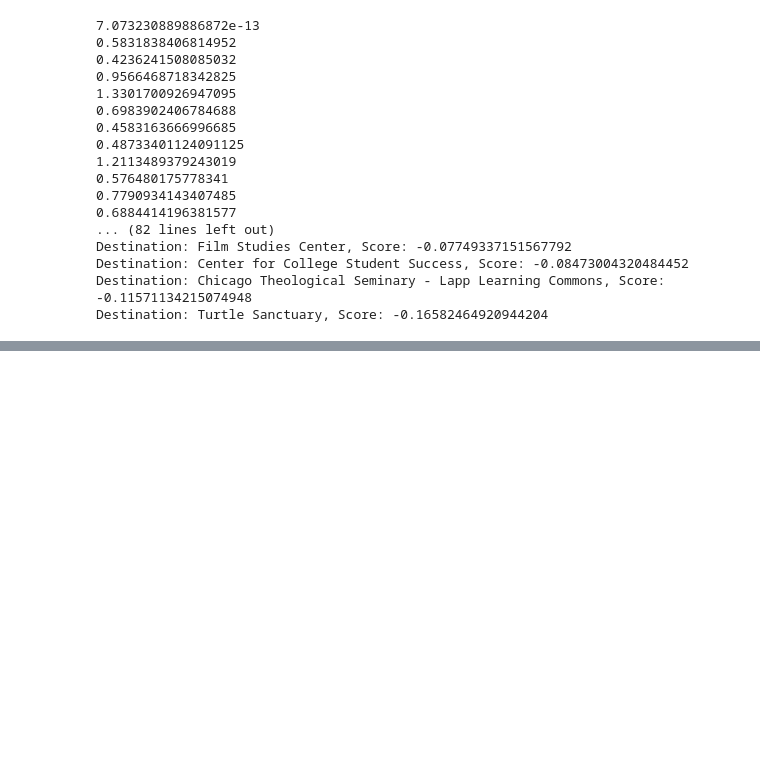
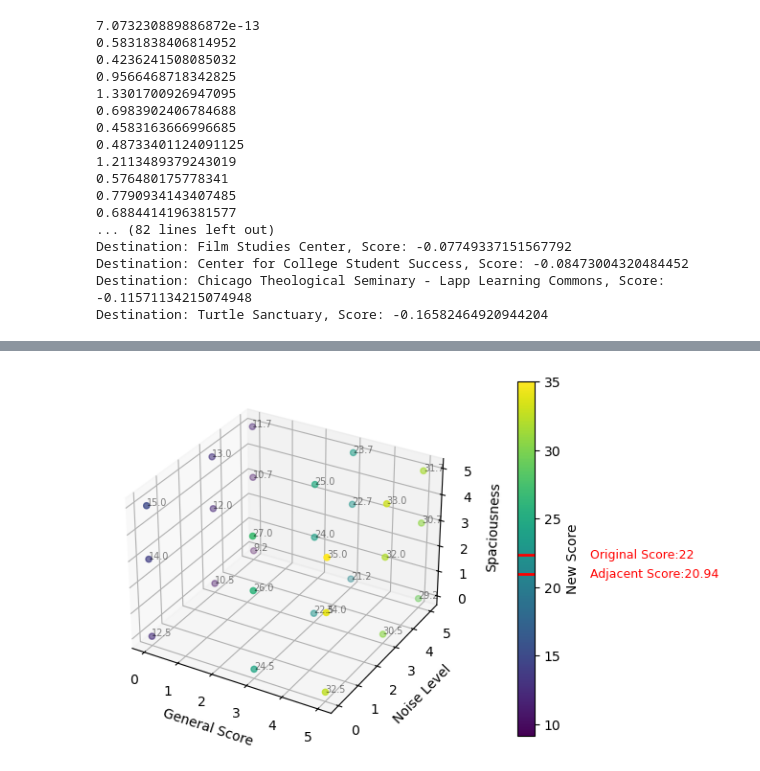
Before and after one commit to Rodisolomon/best_study_spot, a Jupyter notebook: Python/label_model.ipynb, the cells around one changed output, grey strips where cells are left out. Drawn from its saved outputs; the diff is of its cells as text; code cells hidden in the pictures; blank space fills up the shorter version.

```diff
--- a/Python/label_model.ipynb
+++ b/Python/label_model.ipynb
@@ -363,0 +660,72 @@ Destination: Turtle Sanctuary, Score: -0.16582464920944204
+# %%
+import matplotlib.pyplot as plt
+from mpl_toolkits.mplot3d import Axes3D
+import numpy as np
+
+# User feedback data for Turtle Sanctuary
+data = [
+    {'general_score': 0, 'noise_level': 0, 'spaciousness': 0, 'score': 12.500842017457227},
+    {'general_score': 0, 'noise_level': 0, 'spaciousness': 3, 'score': 14.000842017457227},
+    {'general_score': 0, 'noise_level': 0, 'spaciousness': 5, 'score': 15.000842017457227},
+    {'general_score': 0, 'noise_level': 3, 'spaciousness': 0, 'score': 10.500842017457224},
+    {'general_score': 0, 'noise_level': 3, 'spaciousness': 3, 'score': 12.000842017457224},
+    {'general_score': 0, 'noise_level': 3, 'spaciousness': 5, 'score': 13.000842017457224},
+    {'general_score': 0, 'noise_level': 5, 'spaciousness': 0, 'score': 9.167508684123892},
+    {'general_score': 0, 'noise_level': 5, 'spaciousness': 3, 'score': 10.667508684123892},
+    {'general_score': 0, 'noise_level': 5, 'spaciousness': 5, 'score': 11.667508684123892},
+    {'general_score': 3, 'noise_level': 0, 'spaciousness': 0, 'score': 24.500842017457227},
+    {'general_score': 3, 'noise_level': 0, 'spaciousness': 3, 'score': 26.000842017457227},
+    {'general_score': 3, 'noise_level': 0, 'spaciousness': 5, 'score': 27.000842017457227},
+    {'general_score': 3, 'noise_level': 3, 'spaciousness': 0, 'score': 22.500842017457224},
+    {'general_score': 3, 'noise_level': 3, 'spaciousness': 3, 'score': 24.000842017457224},
+    {'general_score': 3, 'noise_level': 3, 'spaciousness': 5, 'score': 25.000842017457224},
+    {'general_score': 3, 'noise_level': 5, 'spaciousness': 0, 'score': 21.16750868412389},
+    {'general_score': 3, 'noise_level': 5, 'spaciousness': 3, 'score': 22.66750868412389},
+    {'general_score': 3, 'noise_level': 5, 'spaciousness': 5, 'score': 23.66750868412389},
+    {'general_score': 5, 'noise_level': 0, 'spaciousness': 0, 'score': 32.50084201745723},
+    {'general_score': 5, 'noise_level': 0, 'spaciousness': 3, 'score': 34.00084201745723},
+    {'general_score': 5, 'noise_level': 0, 'spaciousness': 5, 'score': 35.00084201745723},
+    {'general_score': 5, 'noise_level': 3, 'spaciousness': 0, 'score': 30.500842017457224},
+    {'general_score': 5, 'noise_level': 3, 'spaciousness': 3, 'score': 32.000842017457224},
+    {'general_score': 5, 'noise_level': 3, 'spaciousness': 5, 'score': 33.000842017457224},
+    {'general_score': 5, 'noise_level': 5, 'spaciousness': 0, 'score': 29.16750868412389},
+    {'general_score': 5, 'noise_level': 5, 'spaciousness': 3, 'score': 30.66750868412389},
+    {'general_score': 5, 'noise_level': 5, 'spaciousness': 5, 'score': 31.66750868412389}
+]
+
+# Extract data for plotting
+general_scores = np.array([d['general_score'] for d in data])
+noise_levels = np.array([d['noise_level'] for d in data])
+spaciousness = np.array([d['spaciousness'] for d in data])
+scores = np.array([d['score'] for d in data])
+
+# Create 3D plot
+fig = plt.figure()
+ax = fig.add_subplot(111, projection='3d')
+
+# Plot the surface
+# ax.plot_trisurf(general_scores, noise_levels, spaciousness, cmap='viridis', edgecolor='none', alpha=0.7)
+
+# Scatter the points
+sc = ax.scatter(general_scores, noise_levels, spaciousness, c=scores, cmap='viridis', marker='o')
+original_score = 22.33417
+second_large_score = 20.942062
+ax.set_xlabel('General Score')
+ax.set_ylabel('Noise Level')
+ax.set_zlabel('Spaciousness')
+for i in range(len(data)):
+    ax.text(general_scores[i], noise_levels[i], spaciousness[i], f'{scores[i]:.1f}', fontsize=7, ha='left', alpha=0.5)
+# Add color bar to show the score values
+cbar = plt.colorbar(sc)
+cbar.set_label('New Score')
+cbar.ax.hlines(original_score, 0, 1, colors='red', linewidth=2)
+cbar.ax.text(1.1, original_score, f'              Original Score:{original_score:.0f}', fontsize=9, color='red', va='center')
+
+cbar.ax.hlines(second_large_score, 0, 1, colors='red', linewidth=2)
+cbar.ax.text(1.1, second_large_score, f'              Adjacent Score:{second_large_score:.2f}', fontsize=9, color='red', va='center')
+
+plt.subplots_adjust(right=2)  # Adjust the subplot to make space for the color bar
+
+plt.show()
+# %% [output]
+[figure, added]
```
Also changed, not shown: parts of 8 cells of this notebook, 2 other files.
